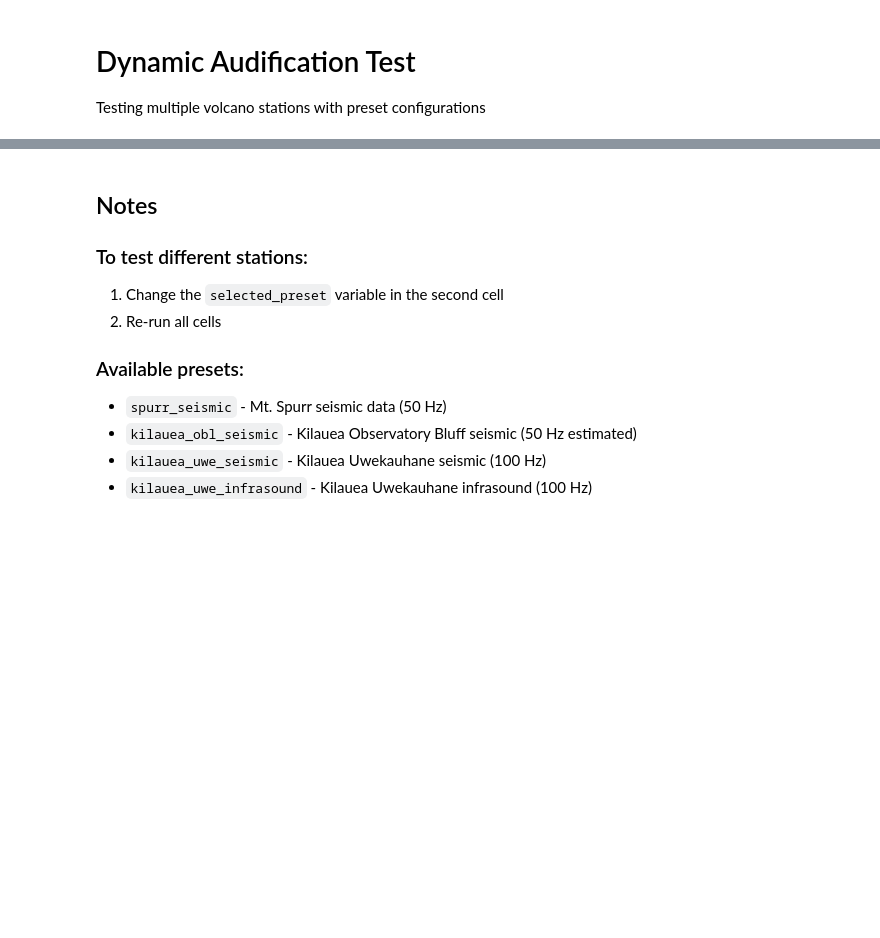
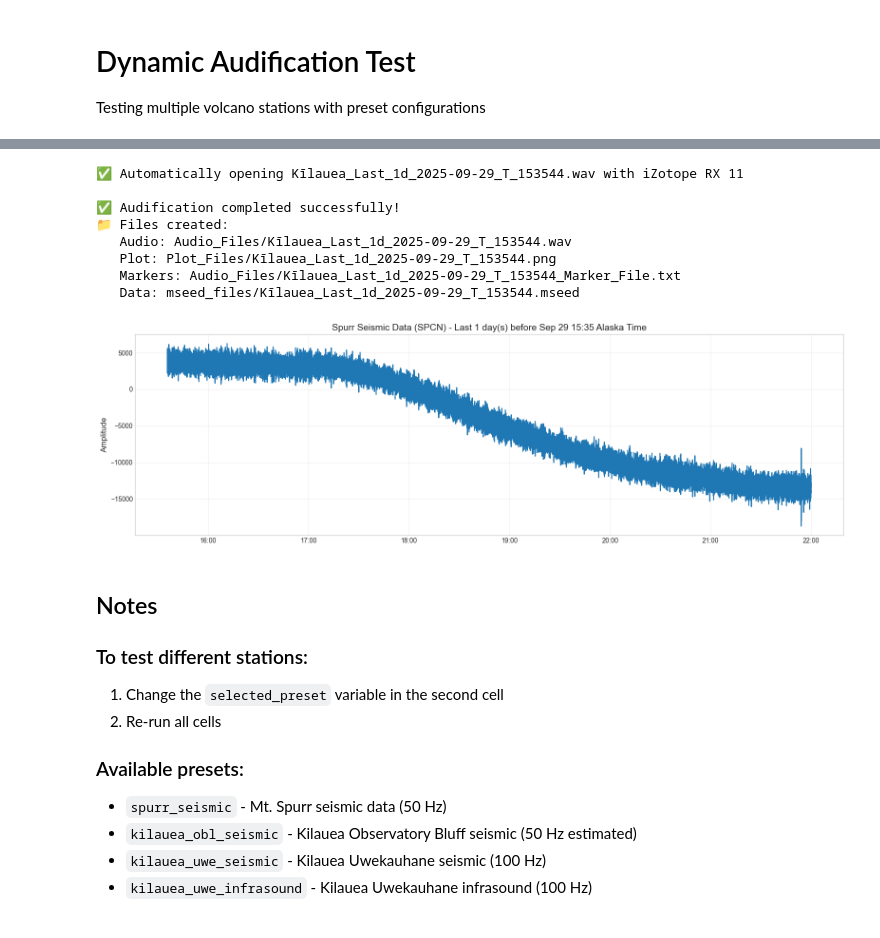
Before and after one commit to Sonified/volcano-audio, a Jupyter notebook: dynamic_audification_test.ipynb, the cells around one changed output, grey strips where cells are left out. Saved outputs shown, nothing was run; the diff lists cells and outputs as text; code cells hidden in the pictures; blank space fills up the shorter version.

Commit message:
v1.03 Add active-station filtering, full audit outputs, and interactive audify UI

```diff
--- a/dynamic_audification_test.ipynb
+++ b/dynamic_audification_test.ipynb
@@ -160,0 +75,71 @@ except Exception as e:
+# %%
+# Select your station preset here - CHANGE THIS TO TEST DIFFERENT STATIONS
+selected_preset = "kilauea_obl_seismic"  # Options: spurr_seismic, kilauea_obl_seismic, kilauea_uwe_seismic, kilauea_uwe_infrasound
+
+station_config = STATION_PRESETS[selected_preset]
+
+print(f"🌋 Selected Station: {station_config['name']}")
+print(f"📡 Network.Station.Channel: {station_config['network']}.{station_config['station']}.{station_config['channel']}")
+print(f"🕐 Timezone: {station_config['timezone']}")
+print(f"📊 Data Type: {station_config['data_type']}")
+print(f"🎵 Native Sampling Rate: {station_config['native_sr']} Hz")
+
+# Configuration - How much data do you want to process?
+days_of_data = 1  # Number of days to process (just like the original!)
+audio_sr = 75000  # Hz - our target audio sampling rate
+
+# Calculate speed-up factor for reference
+real_time_seconds = days_of_data * 24 * 3600  # Convert days to seconds
+native_sr = station_config['native_sr']
+
+# Calculate how many samples we'll have
+total_samples = real_time_seconds * native_sr
+playback_time_seconds = total_samples / audio_sr
+speedup_factor = real_time_seconds / playback_time_seconds
+
+print(f"\n⚡ Audification Analysis:")
+print(f"   Real time: {days_of_data} day(s) = {real_time_seconds:,} seconds")
+print(f"   Total samples: {total_samples:,} (at {native_sr} Hz)")
+print(f"   Playback time: {playback_time_seconds:.1f} seconds (at {audio_sr:,} Hz)")
+print(f"   Speed-up factor: {speedup_factor:.0f}x faster")
+
+# Configuration parameters (for future use when main() accepts station params)
+config = {
+    "days": days_of_data,  # Number of days to process
+    "sampling_rate": audio_sr,
+    "tick_interval_hours": 1,
+    "marker_interval_hours": 1,
+    "use_am_pm": True,
+    "markers_timezone": "station",  # Options: "station", "UTC", "America/Anchorage", "Pacific/Honolulu", "America/New_York"
+    "interpolate_missing_data": False,
+    "network": station_config["network"],
+    "station": station_config["station"],
+    "channel": station_config["channel"],
+    "station_name": station_config["name"].split()[0]
+}
+
+print(f"\n🔧 Configuration:")
+for key, value in config.items():
+    print(f"   {key}: {value}")
+
+
+# Run the audification
+print(f"\n🚀 Starting audification for {station_config['name']}...\n")
+
+try:
+    result = main(**config)
+
+    if result and result.get('success'):
+        print(f"\n✅ Audification completed successfully!")
+        print(f"📁 Files created:")
+        print(f"   Audio: {result['audio_file']}")
+        print(f"   Plot: {result['plot_file']}")
+        print(f"   Markers: {result['marker_file']}")
+        print(f"   Data: {result['mseed_file']}")
+    else:
+        print(f"❌ Audification failed")
+
+except Exception as e:
+    print(f"❌ Error during audification: {e}")
+    result = None
+# %% [output]
@@ -161,3 +167,12 @@ except Exception as e:
+✅ Automatically opening Kīlauea_Last_1d_2025-09-29_T_153544.wav with iZotope RX 11
+
+✅ Audification completed successfully!
+📁 Files created:
+   Audio: Audio_Files/Kīlauea_Last_1d_2025-09-29_T_153544.wav
+   Plot: Plot_Files/Kīlauea_Last_1d_2025-09-29_T_153544.png
+   Markers: Audio_Files/Kīlauea_Last_1d_2025-09-29_T_153544_Marker_File.txt
+   Data: mseed_files/Kīlauea_Last_1d_2025-09-29_T_153544.mseed
+[figure, added]
 # %% [markdown]
 ## Notes
 
```
Also changed, not shown: parts of 7 cells of this notebook, 25 other files.
